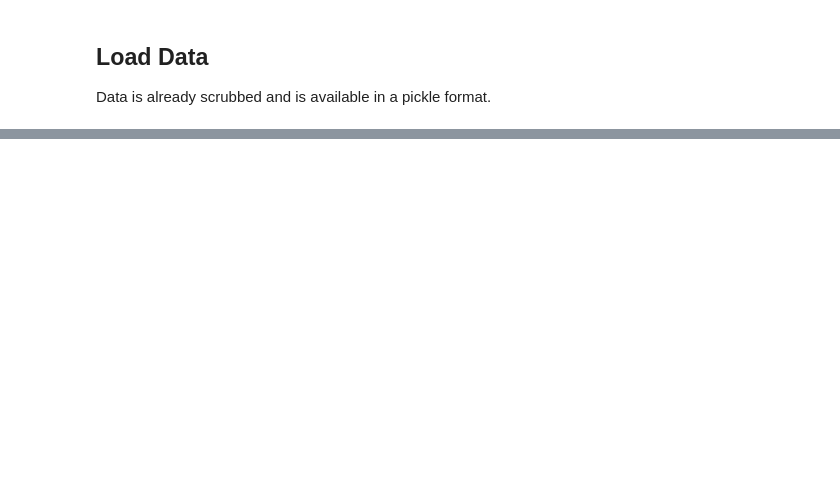
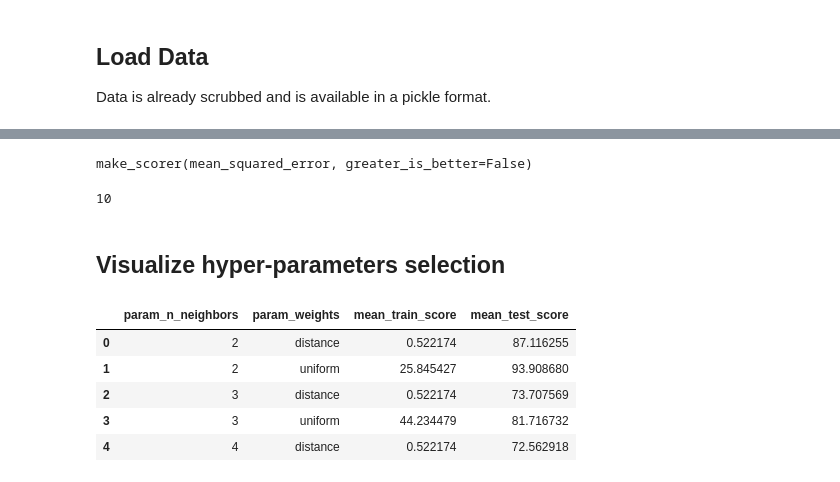
Before and after one commit to dev-desai/uot_ml_tp, a Jupyter notebook: K Neighbors Regression.ipynb, the cells around one changed output, grey strips where cells are left out. Saved outputs shown, nothing was run; the diff lists cells and outputs as text; code cells hidden in the pictures; blank space fills up the shorter version.

```diff
--- a/K Neighbors Regression.ipynb
+++ b/K Neighbors Regression.ipynb
@@ -17,0 +64,28 @@ print(X_train.shape, y_train.shape, X_test.shape, y_test.shape)
+# %%
+knr_model.scorer_
+# %% [output]
+make_scorer(mean_squared_error, greater_is_better=False)
+# %%
+knr_model.best_index_
+# %% [output]
+10
+# %% [markdown]
+## Visualize hyper-parameters selection
+# %%
+N_NEIGHBORS = 'param_n_neighbors'; WEIGHTS='param_weights'; TRAIN_SCORE = 'mean_train_score'; TEST_SCORE='mean_test_score'
+W_UNIFORM = 'uniform'; W_DIST = 'distance'
+# %%
+# extract knr_model.cv_results_
+cv_results_df = pd.DataFrame(knr_model.cv_results_)[[N_NEIGHBORS, WEIGHTS, TRAIN_SCORE, TEST_SCORE
+                                    ]]
+cv_results_df.loc[:,TRAIN_SCORE] *= -1
+cv_results_df.loc[:,TEST_SCORE] *= -1
+# %%
+cv_results_df.head()
+# %% [output]
+|  | param_n_neighbors | param_weights | mean_train_score | mean_test_score |
+| 0 | 2 | distance | 0.522174 | 87.116255 |
+| 1 | 2 | uniform | 25.845427 | 93.908680 |
+| 2 | 3 | distance | 0.522174 | 73.707569 |
+| 3 | 3 | uniform | 44.234479 | 81.716732 |
+| 4 | 4 | distance | 0.522174 | 72.562918 |
```
Also changed, not shown: parts of 24 cells of this notebook.
